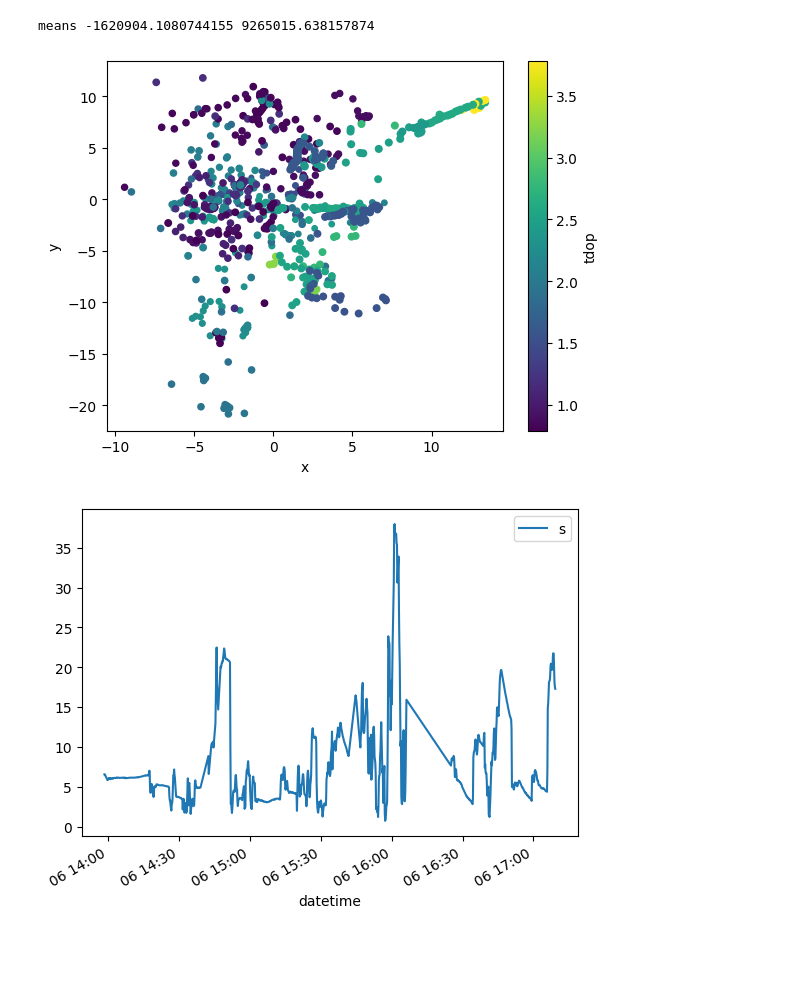
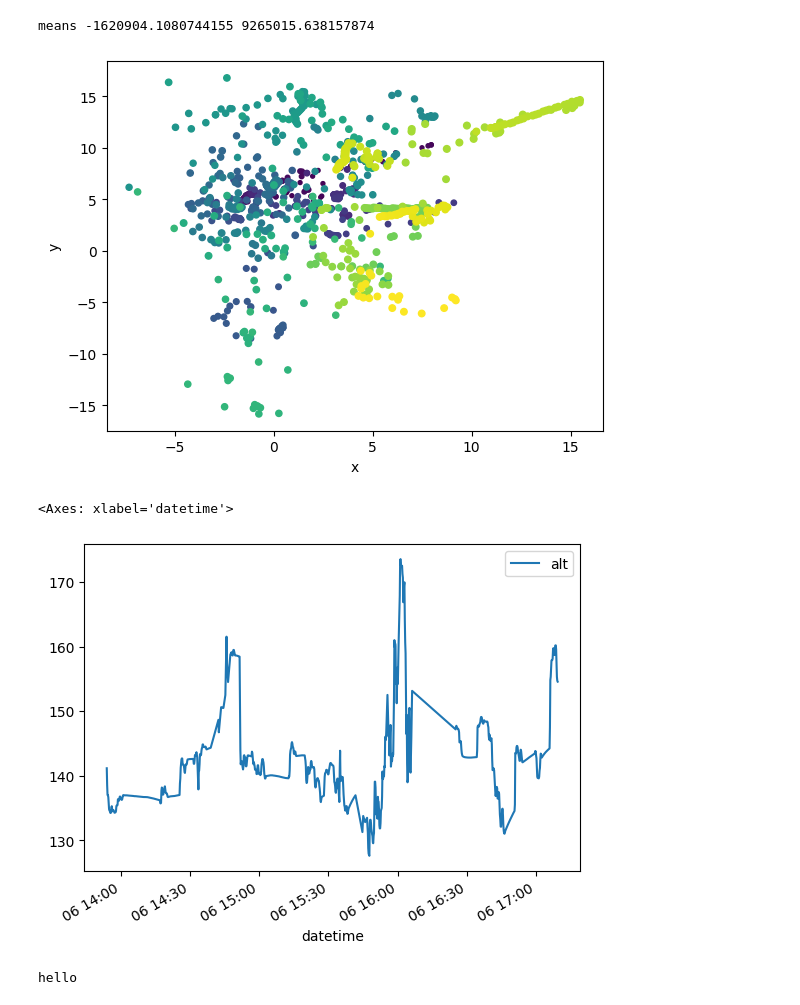
Before and after one commit to msaunby/spresense-projects, a Jupyter notebook: python-code/readjson.ipynb, the cells around one changed output. Cells and saved outputs as stored; diff of their text form; code cells hidden in the pictures; blank space fills up the shorter version.

```diff
--- a/python-code/readjson.ipynb
+++ b/python-code/readjson.ipynb
@@ -14,41 +14,47 @@ with open("data/location06062023_a.json") as data_file:
             entry = json.loads(js)
             # print(entry)
             (hours, minutes, seconds) = entry['time'].split(':')
             (seconds, microseconds) = seconds.split('.')
             # Here both list comprehension [ op for x in list ] and unpack *[list] are used.
             # Expands to (year, month, day, hour, minute, second, microsecond, timezone)
             dt = datetime.datetime(*[int(i) for i in entry['date'].split('/')], *[int(i) for i in (hours, minutes, seconds, microseconds)], datetime.UTC)
-            if dt.year != 1980 and entry['numSat'] > 15 and entry['tdop'] < 4.0:
+            if  entry['numSat'] > 1 and entry['tdop'] < 4.0:
                 rows['datetime'].append(dt)
                 rows['numSat'].append(entry['numSat'])
                 rows['lat'].append(entry['lat'])
                 rows['lon'].append(entry['lon'])
                 rows['alt'].append(entry['alt'])
                 rows['pdop'].append(entry['pdop'])
                 rows['hdop'].append(entry['hdop'])
                 rows['vdop'].append(entry['vdop'])
                 rows['tdop'].append(entry['tdop'])
                 x, y = trans.transform(float(entry['lon']), float(entry['lat']))
                 rows['x'].append(x)
                 rows['y'].append(y)
 
 
     df = pd.DataFrame(rows)
     x_mean = df['x'].mean()
     y_mean = df['y'].mean()
     alt_mean = df['alt'].mean()
-    df['x'] = df['x'] - x_mean
-    df['y'] = df['y'] - y_mean
+    df['x'] = df['x'] - -1620913.1198899997
+    df['y'] = df['y'] - 9265020.16468727
     df['z'] = alt_mean - df['alt']
     df['s'] = (df['x']**2 + df['y']**2 + df['z']**2)**0.5
     print("means", x, y)
-    df.plot.scatter(x='x', y='y', c='tdop', s='numSat')
-
-    df.plot.line(x='datetime', y=['s'])
+    df.plot.scatter(x='x', y='y', c='datetime', s='numSat')
 # %% [output]
 means -1620904.1080744155 9265015.638157874
-[figure, old version]
+[figure, new version]
-[figure, removed]
+# %%
+df.plot.line(x='datetime', y=['alt'])
+# %% [output]
+<Axes: xlabel='datetime'>
+[figure, added]
+# %%
+print("hello")
+# %% [output]
+hello
 # %%
 df.plot.line(x='datetime', y=['pdop','hdop', 'vdop', 'tdop'])
 # %% [output]
```
Also changed, not shown: parts of 2 cells of this notebook, 2 other files.
